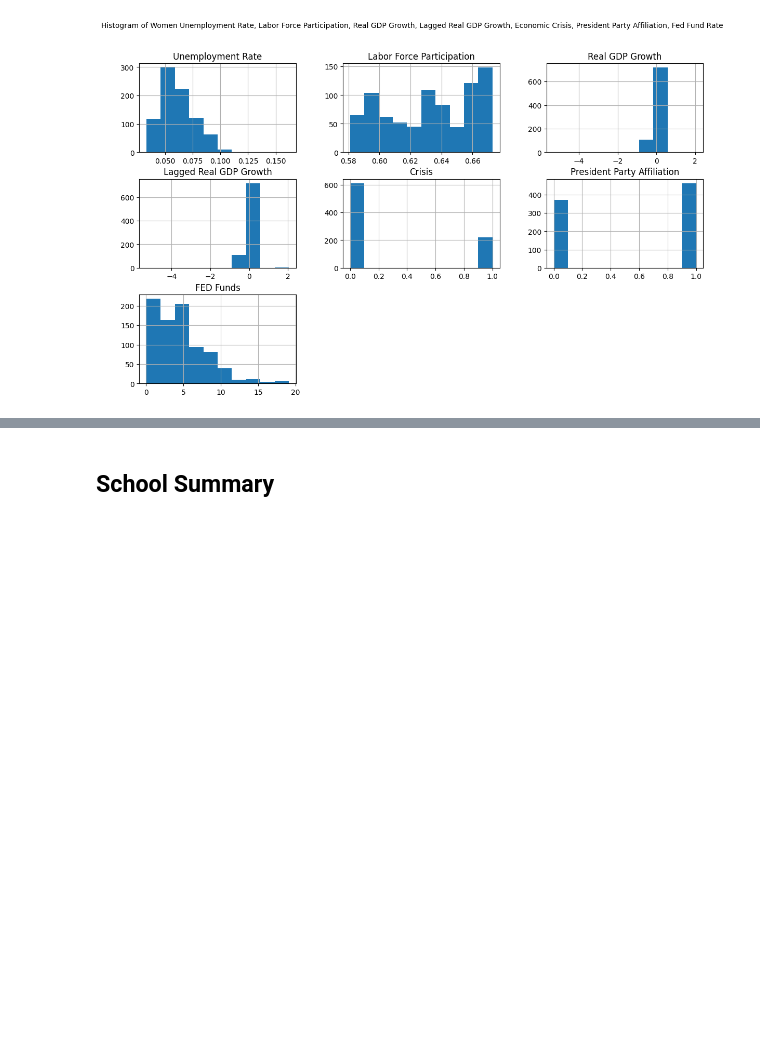
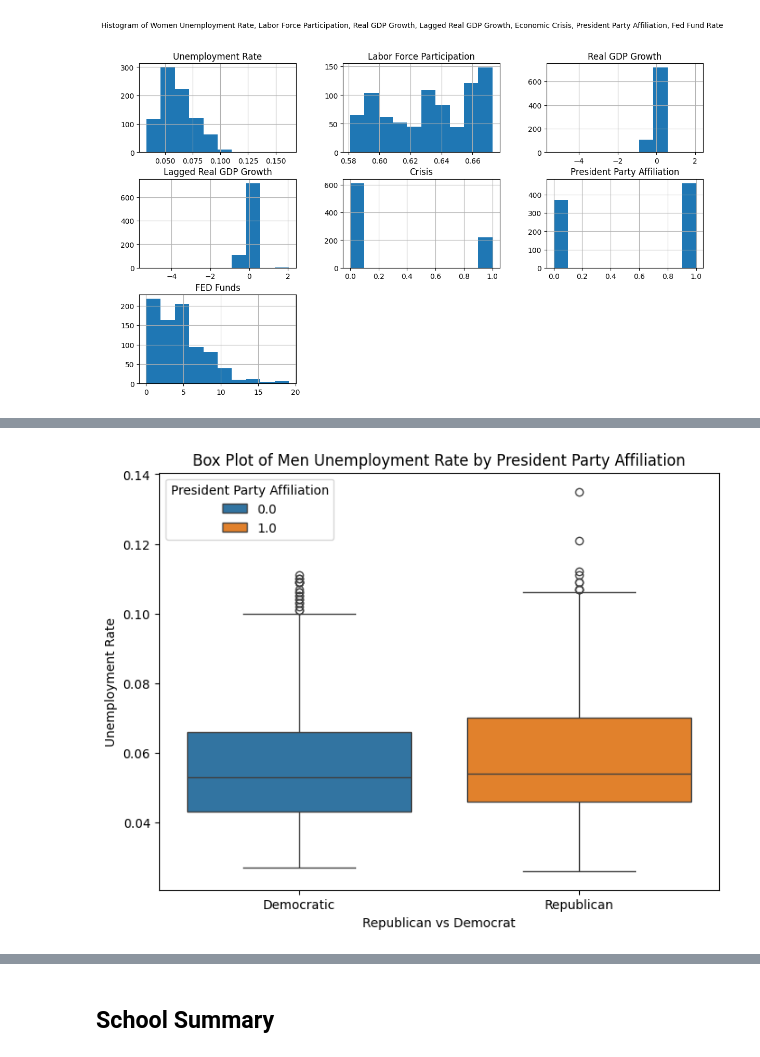
Before and after one commit to wrwr4859/UCB-data-project-1-groupx, a Jupyter notebook: project1_group4.ipynb, the cells around one changed output, grey strips where cells are left out. Saved outputs shown, nothing was run; the diff lists cells and outputs as text; code cells hidden in the pictures; blank space fills up the shorter version.

Commit message:
adding scatter plots and box plot

```diff
--- a/project1_group4.ipynb
+++ b/project1_group4.ipynb
@@ -896,0 +907,13 @@ plt.show()
+# %%
+# Create a box plot with hue for men
+plt.figure(figsize=(8, 6))
+sns.boxplot(x='President Party Affiliation', y='Unemployment Rate', hue='President Party Affiliation', data=df_men)
+plt.title('Box Plot of Men Unemployment Rate by President Party Affiliation')
+plt.xlabel('Republican vs Democrat')
+plt.ylabel('Unemployment Rate')
+# Modify the x-axis labels
+new_labels = ['Democratic', 'Republican']
+plt.xticks(ticks=[0, 1], labels=new_labels)
+plt.show()
+# %% [output]
+[figure, added]
```
Also changed, not shown: parts of 22 cells of this notebook.
